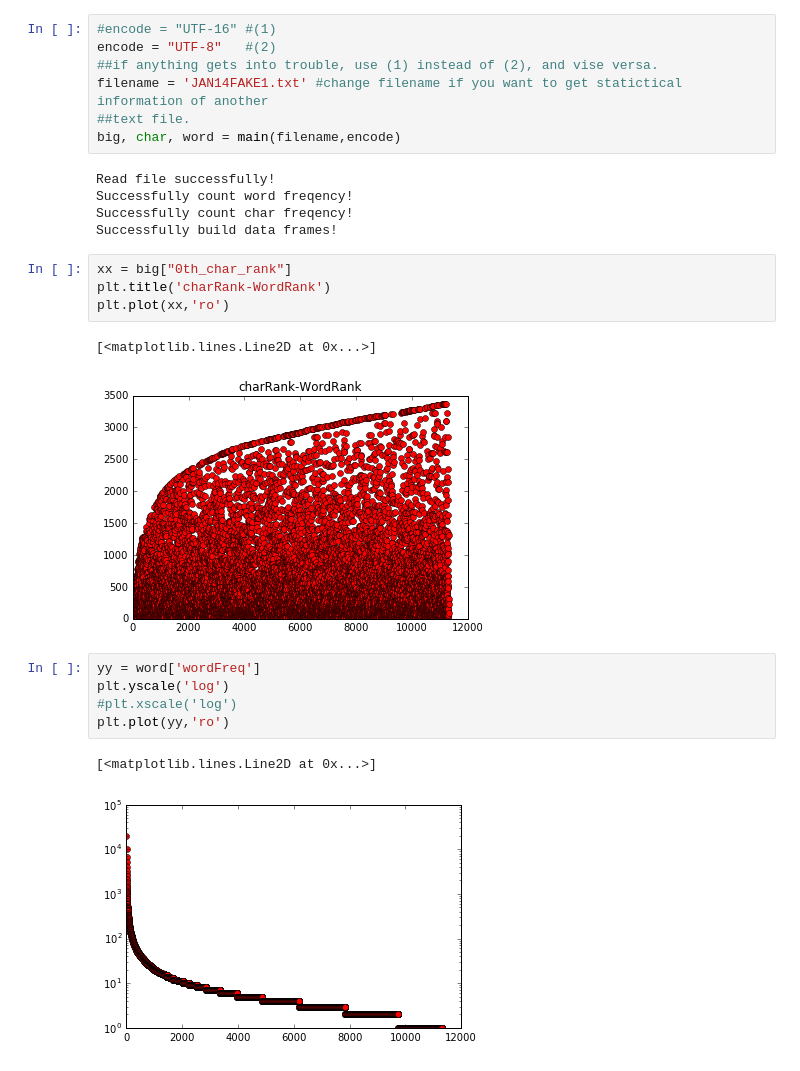
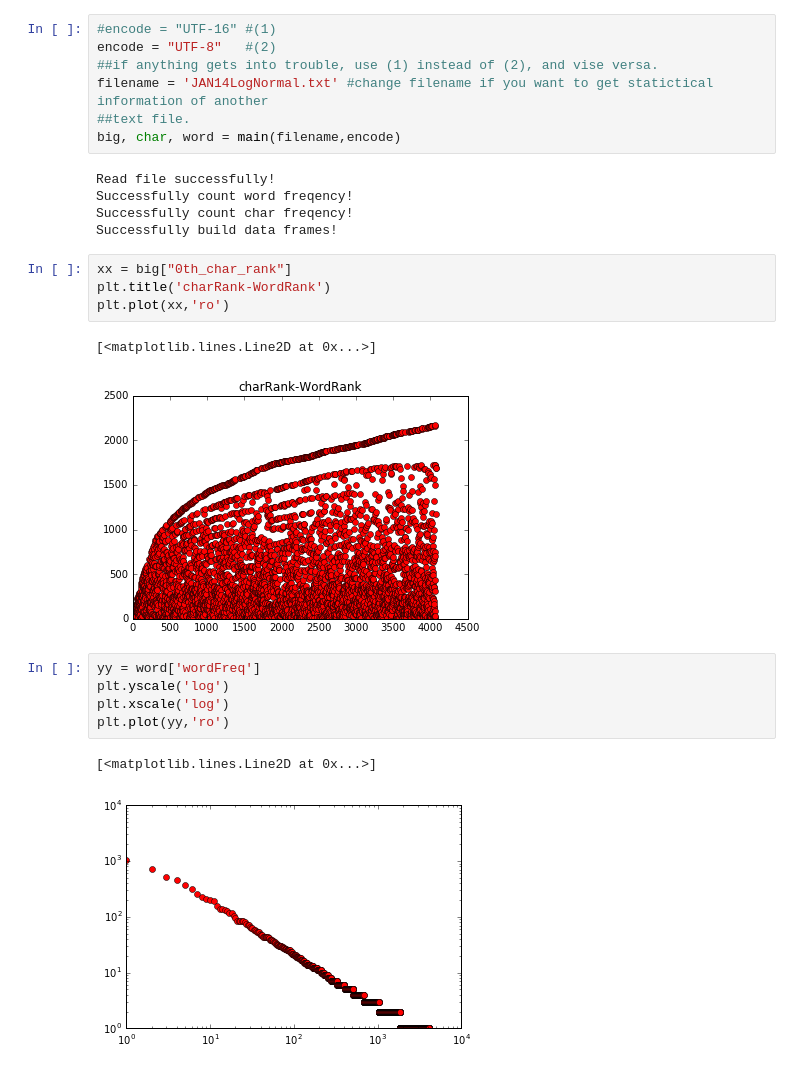
Before and after one commit to godofhoe/2016_Dec_10_fake_script_Vietnamese, a Jupyter notebook: fake_generate_LogNormal_crazy_version.ipynb, the cells around one changed output. Saved outputs shown, nothing was run; the diff lists cells and outputs as text.

```diff
--- a/fake_generate_LogNormal_crazy_version.ipynb
+++ b/fake_generate_LogNormal_crazy_version.ipynb
@@ -165,7 +165,7 @@ A fake script is successfully created !
 #encode = "UTF-16" #(1)
 encode = "UTF-8"   #(2)
 ##if anything gets into trouble, use (1) instead of (2), and vise versa.
-filename = 'JAN14FAKE1.txt' #change filename if you want to get statictical information of another
+filename = 'JAN14LogNormal.txt' #change filename if you want to get statictical information of another
 ##text file.
 big, char, word = main(filename,encode)
 # %% [output]
@@ -179,15 +179,15 @@ plt.title('charRank-WordRank')
 plt.plot(xx,'ro')
 # %% [output]
 [<matplotlib.lines.Line2D at 0x...>]
-[figure, old version]
+[figure, new version]
 # %%
 yy = word['wordFreq']
 plt.yscale('log')
-#plt.xscale('log')
+plt.xscale('log')
 plt.plot(yy,'ro')
 # %% [output]
 [<matplotlib.lines.Line2D at 0x...>]
-[figure, old version]
+[figure, new version]
 # %%
 draw_density_plot(big, 6,)
 # %% [output]
```
Also changed, not shown: parts of 3 cells of this notebook.
